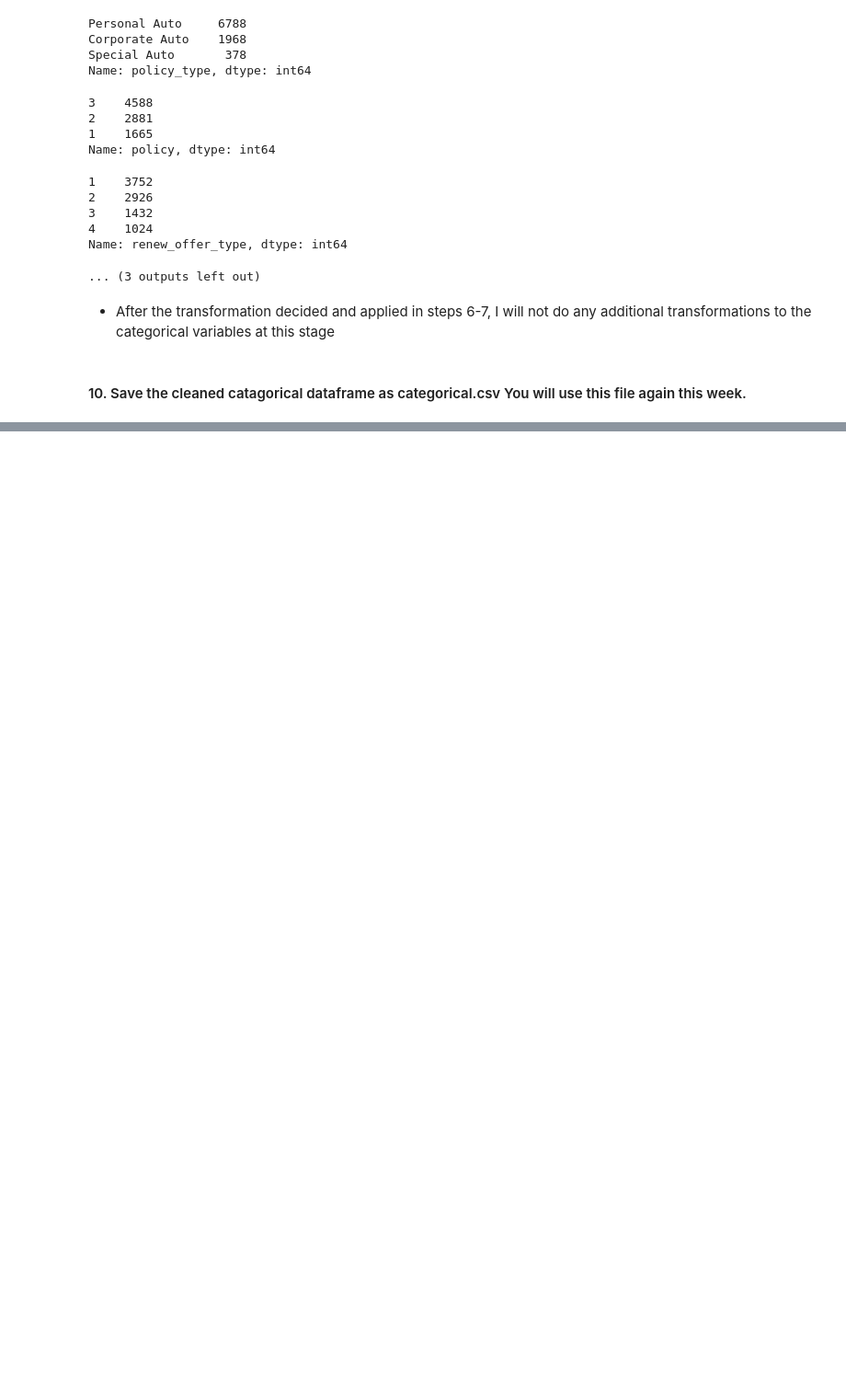
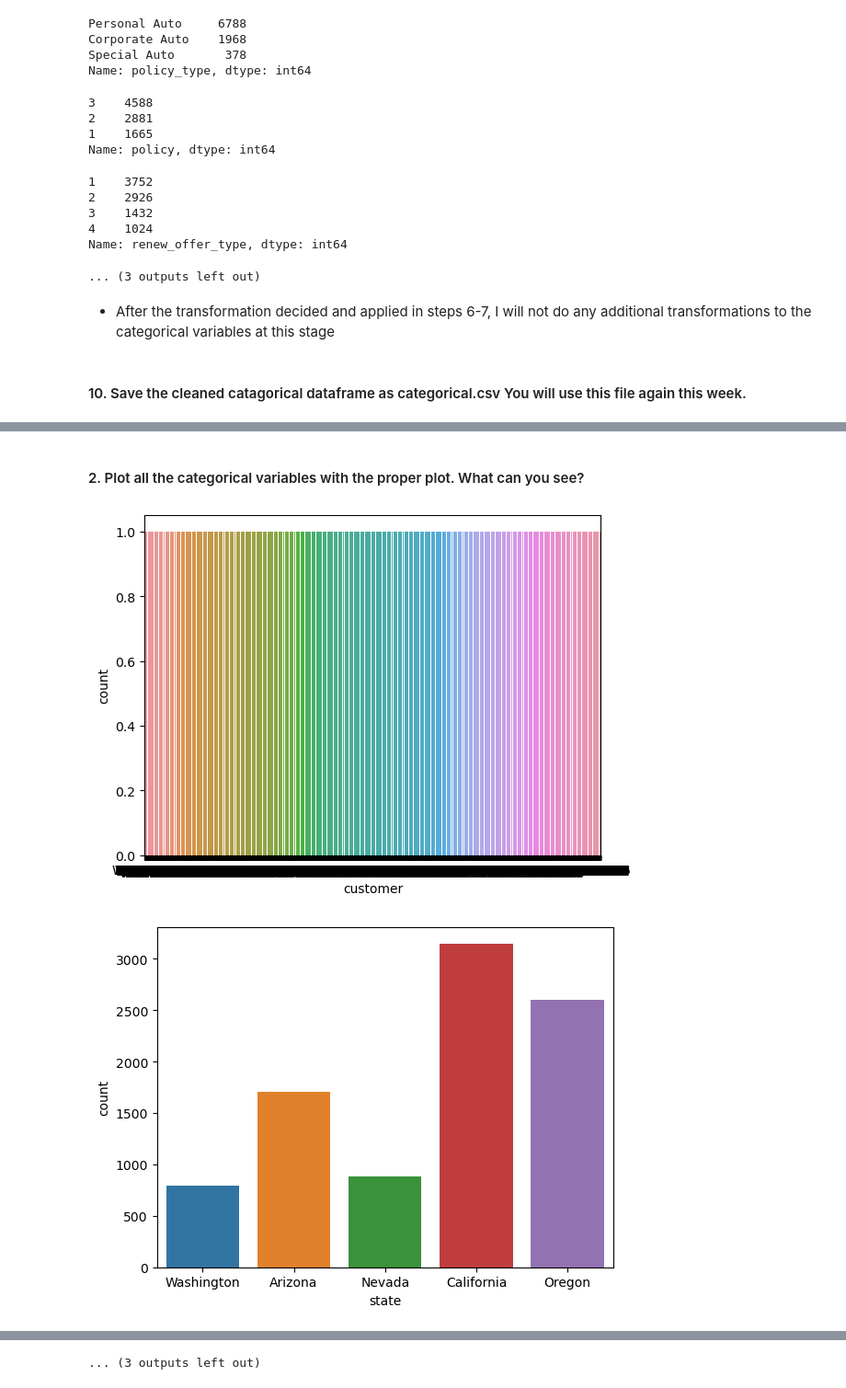
Before and after one commit to antomontilla/lab-cleaning-numerical-data, a Jupyter notebook: files_for_lab/Lab_cleaning_numericals_AM.ipynb, the cells around one changed output, grey strips where cells are left out. Shown at 92% size. Saved outputs shown, nothing was run; the diff lists cells and outputs as text; code cells hidden in the pictures; blank space fills up the shorter version.

```diff
--- a/files_for_lab/Lab_cleaning_numericals_AM.ipynb
+++ b/files_for_lab/Lab_cleaning_numericals_AM.ipynb
@@ -807,0 +812,2 @@ categorical_df.to_csv('categorical.csv', index=False)
+# %%
+categorical_df = pd.read_csv('categorical.csv')
@@ -807,0 +830,9 @@ categorical_df.to_csv('categorical.csv', index=False)
+# %% [markdown]
+#### 2. Plot all the categorical variables with the proper plot. What can you see?
+# %%
+for c in categorical_df.columns:
+    sns.countplot(x=c, data=categorical_df)
+    plt.show()
+# %% [output]
+[figure, added]
+[figure, added]
@@ -807,0 +849 @@ categorical_df.to_csv('categorical.csv', index=False)
+... (3 outputs left out)
```
Also changed, not shown: parts of 18 cells of this notebook, 1 other file.
